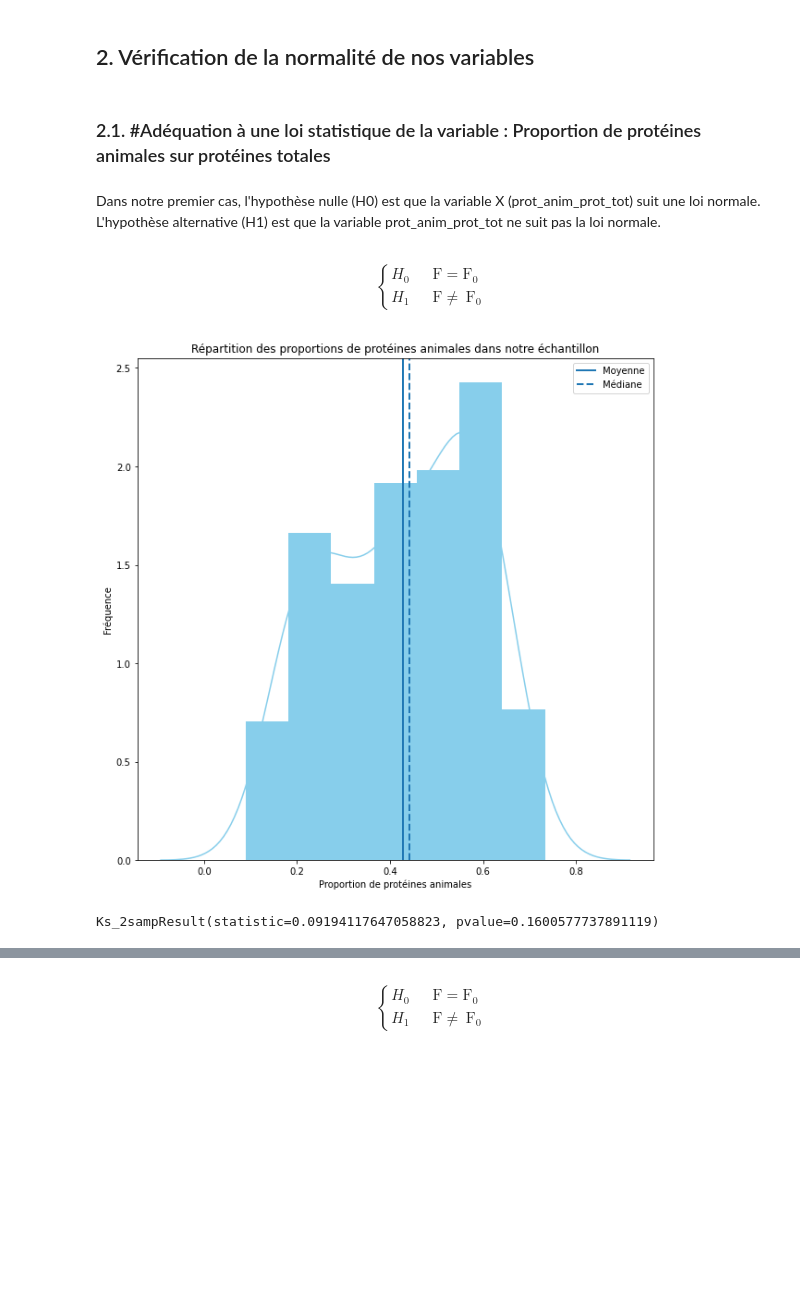
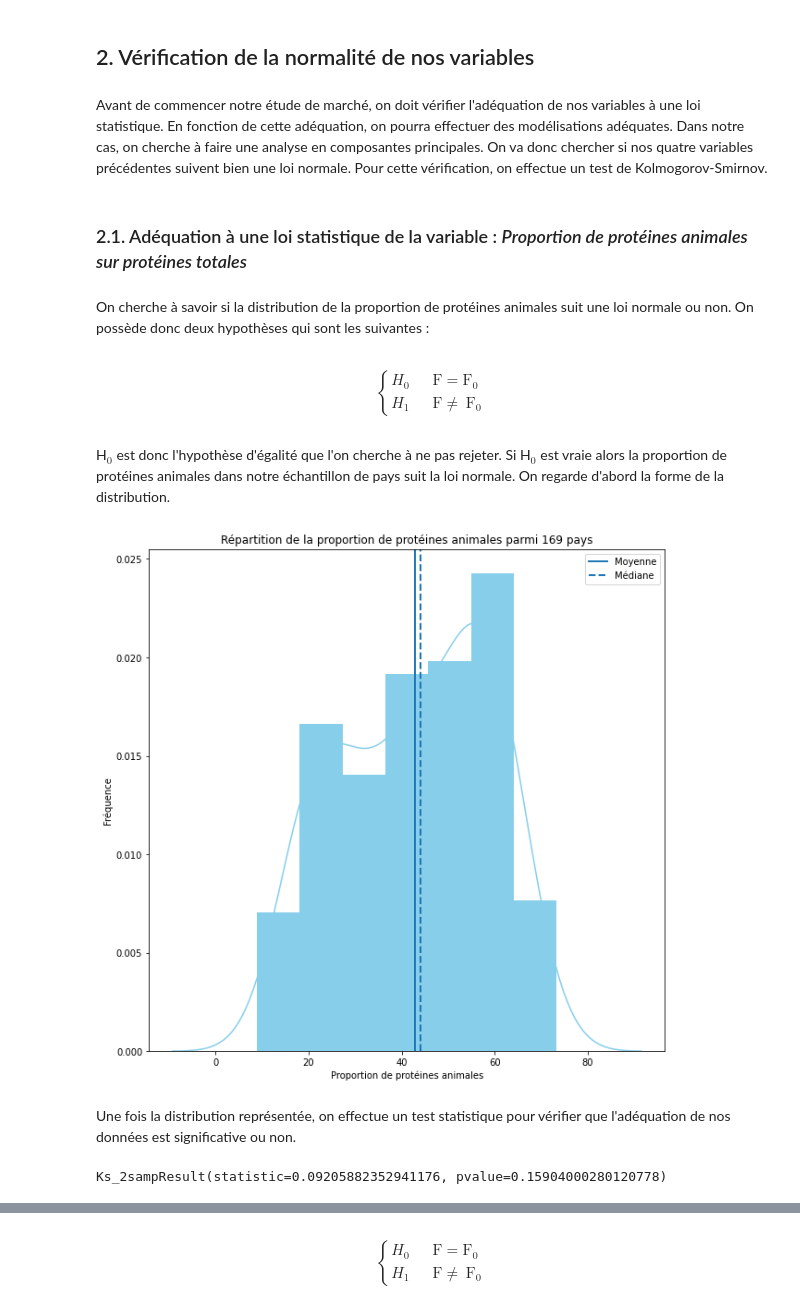
Before and after one commit to Sylvariane/etude_marche, a Jupyter notebook: P5_02_code.ipynb, the cells around one changed output, grey strips where cells are left out. Cells and saved outputs as stored; diff of their text form; code cells hidden in the pictures; blank space fills up the shorter version.

```diff
--- a/P5_02_code.ipynb
+++ b/P5_02_code.ipynb
@@ -216,7 +223,10 @@ bilan_alim = bilan_alim.rename(columns={'dispo_kcal_p_janimale' : 'dispo_kcal_p_
                                         'dispo_kcal_p_jvegetale' : 'dispo_kcal_p_j_veg',
                                         'dispo_prot_g_p_janimale' : 'dispo_prot_p_j_anim',
                                         'dispo_prot_g_p_jvegetale' : 'dispo_prot_p_j_veg'})
-bilan_alim['prot_anim_prot_tot'] = bilan_alim['dispo_prot_p_j_anim']/(bilan_alim['dispo_prot_p_j_anim'] + bilan_alim['dispo_prot_p_j_veg'])
+
+# On multiplie par 100 pour obtenir le pourcentage de protéines animales sur la consommation de protéines totales
+# On utilise la fonction round pour obtenir deux nombres après la virgule
+bilan_alim['prot_anim_prot_tot'] = round((bilan_alim['dispo_prot_p_j_anim']/(bilan_alim['dispo_prot_p_j_anim'] + bilan_alim['dispo_prot_p_j_veg']))*100,2)
 bilan_alim.head()
 # %% [output]
 |  | Code zone | dispo_kcal_p_j_anim | dispo_kcal_p_j_veg | dispo_prot_p_j_anim | dispo_prot_p_j_veg | ... |
@@ -252,33 +273,39 @@ df.head()
 # %% [markdown]
 ## 2. Vérification de la normalité de nos variables
+# %% [markdown]
+Avant de commencer notre étude de marché, on doit vérifier l'adéquation de nos variables à une loi statistique. En fonction de cette adéquation, on pourra effectuer des modélisations adéquates. Dans notre cas, on cherche à faire une analyse en composantes principales. On va donc chercher si nos quatre variables précédentes suivent bien une loi normale. Pour cette vérification, on effectue un test de Kolmogorov-Smirnov.
 # %% [markdown]
-### 2.1. #Adéquation à une loi statistique de la variable : Proportion de protéines animales sur protéines totales
+### 2.1. Adéquation à une loi statistique de la variable : *Proportion de protéines animales sur protéines totales*
-# %% [markdown]
-Dans notre premier cas, l'hypothèse nulle (H0) est que la variable X (prot_anim_prot_tot) suit une loi normale. L'hypothèse alternative (H1) est que la variable prot_anim_prot_tot ne suit pas la loi normale.
+# %% [markdown]
+On cherche à savoir si la distribution de la proportion de protéines animales suit une loi normale ou non. On possède donc deux hypothèses qui sont les suivantes :
 # %% [markdown]
   \begin{cases}
     H_0      & \quad \text{F} = \text{F}_0\\
     H_1      & \quad \text{F} \neq\ \text{F}_0
   \end{cases}
+# %% [markdown]
+H$_0$ est donc l'hypothèse d'égalité que l'on cherche à ne pas rejeter. Si H$_0$ est vraie alors la proportion de protéines animales dans notre échantillon de pays suit la loi normale. On regarde d'abord la forme de la distribution.
 # %%
 _ = plt.figure(figsize = (10,10))
 
 _ = sns.distplot(df['prot_anim_prot_tot'],
                   kde=True,
                   color='skyblue',
-                  hist_kws={"linewidth": 15,'alpha':1})
+                  hist_kws={"linewidth": 15, 'alpha':1})
 _ = plt.axvline(x=df['prot_anim_prot_tot'].mean(), label='Moyenne', linestyle='-', linewidth=2)
 _ = plt.axvline(x=df['prot_anim_prot_tot'].median(), label='Médiane', linestyle='--', linewidth=2)
 _ = plt.xlabel('Proportion de protéines animales')
 _ = plt.ylabel('Fréquence')
-_ = plt.title('Répartition des proportions de protéines animales dans notre échantillon')
+_ = plt.title('Répartition de la proportion de protéines animales parmi 169 pays')
 _ = plt.legend()
 
 _ = plt.show()
 # %% [output]
-[figure, old version]
+[figure, new version]
+# %% [markdown]
+Une fois la distribution représentée, on effectue un test statistique pour vérifier que l'adéquation de nos données est significative ou non.
 # %%
 ks_2samp(df["prot_anim_prot_tot"],list(np.random.normal(np.mean(df["prot_anim_prot_tot"]), np.std(df["prot_anim_prot_tot"]), 1000)))
 # %% [output]
-Ks_2sampResult(statistic=0.09194117647058823, pvalue=0.1600577737891119)
+Ks_2sampResult(statistic=0.09205882352941176, pvalue=0.15904000280120778)
 # %% [markdown]
```
Also changed, not shown: parts of 74 cells of this notebook.
